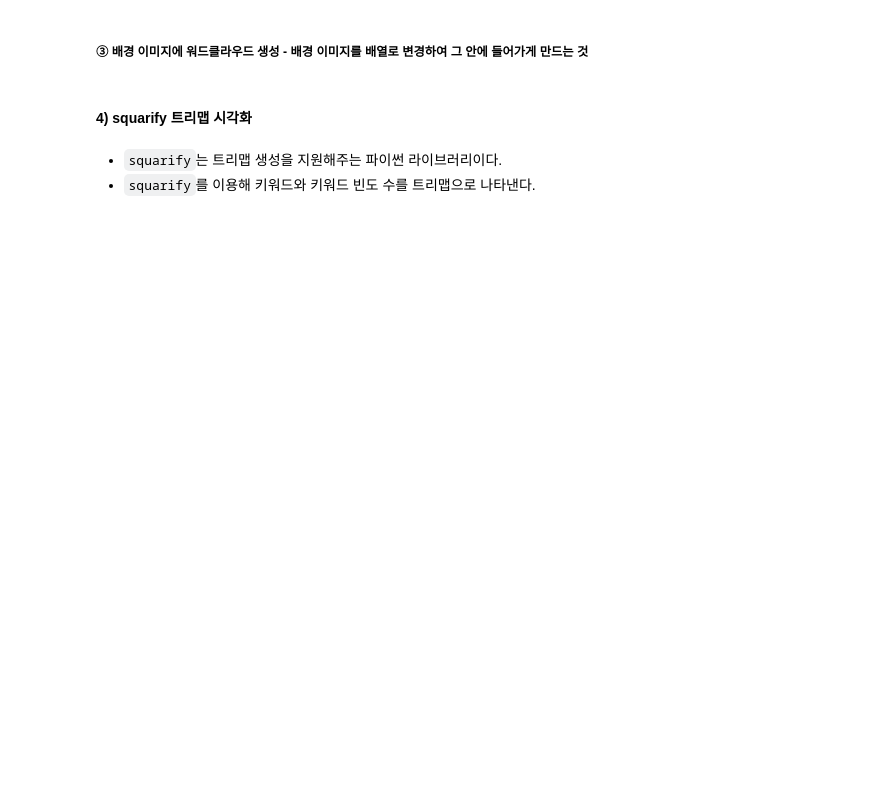
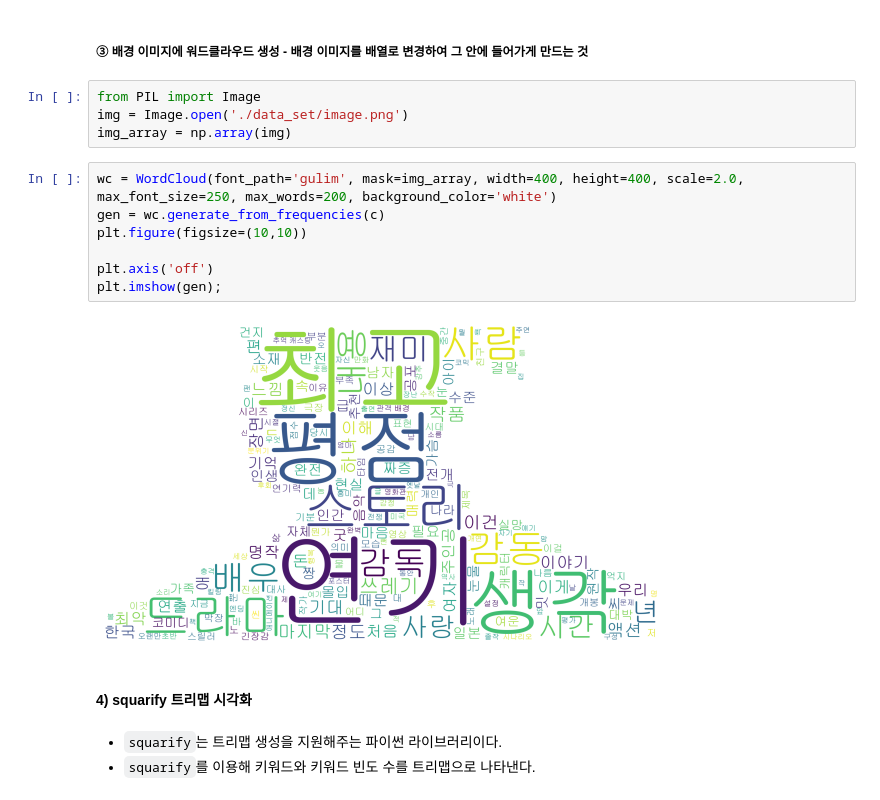
Before and after one commit to Warren3049/text_Analysis, a Jupyter notebook: ch3.키워드_분석(Keyword_Analysis).ipynb, the cells around one changed output. Cells and saved outputs as stored; diff of their text form; blank space fills up the shorter version.

```diff
--- a/ch3.키워드_분석(Keyword_Analysis).ipynb
+++ b/ch3.키워드_분석(Keyword_Analysis).ipynb
@@ -73,5 +299,18 @@ stop_words = '영화 전 난 일 걸 뭐 줄 만 건 분 개 끝 잼 이거 번
 # %% [markdown]
 ##### ③ 배경 이미지에 워드클라우드 생성 - 배경 이미지를 배열로 변경하여 그 안에 들어가게 만드는 것
+# %%
+from PIL import Image
+img = Image.open('./data_set/image.png')
+img_array = np.array(img)
+# %%
+wc = WordCloud(font_path='gulim', mask=img_array, width=400, height=400, scale=2.0, max_font_size=250, max_words=200, background_color='white')
+gen = wc.generate_from_frequencies(c)
+plt.figure(figsize=(10,10))
+
+plt.axis('off')
+plt.imshow(gen);
+# %% [output]
+[figure, added]
 # %% [markdown]
 #### 4) squarify 트리맵 시각화
 # %% [markdown]
```
Also changed, not shown: parts of 29 cells of this notebook, 3 other files.
